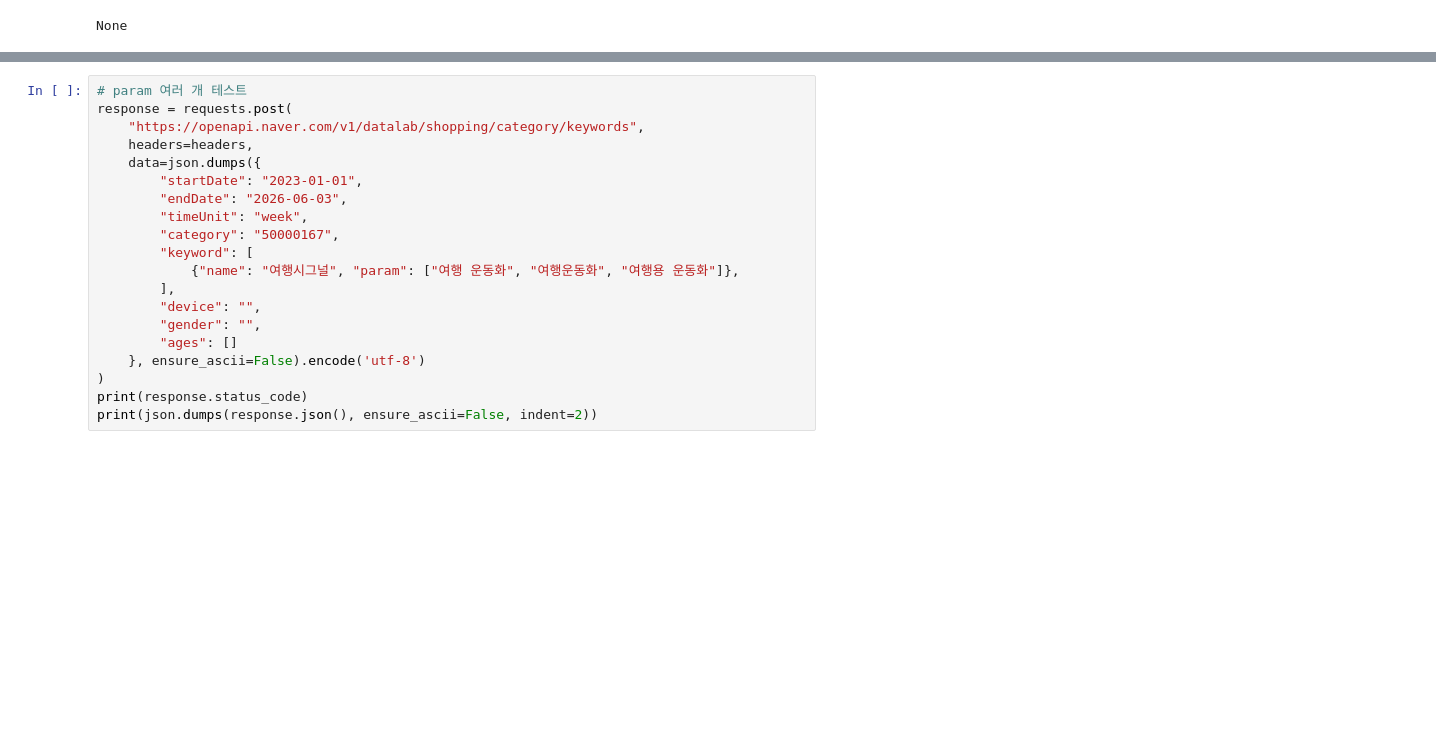
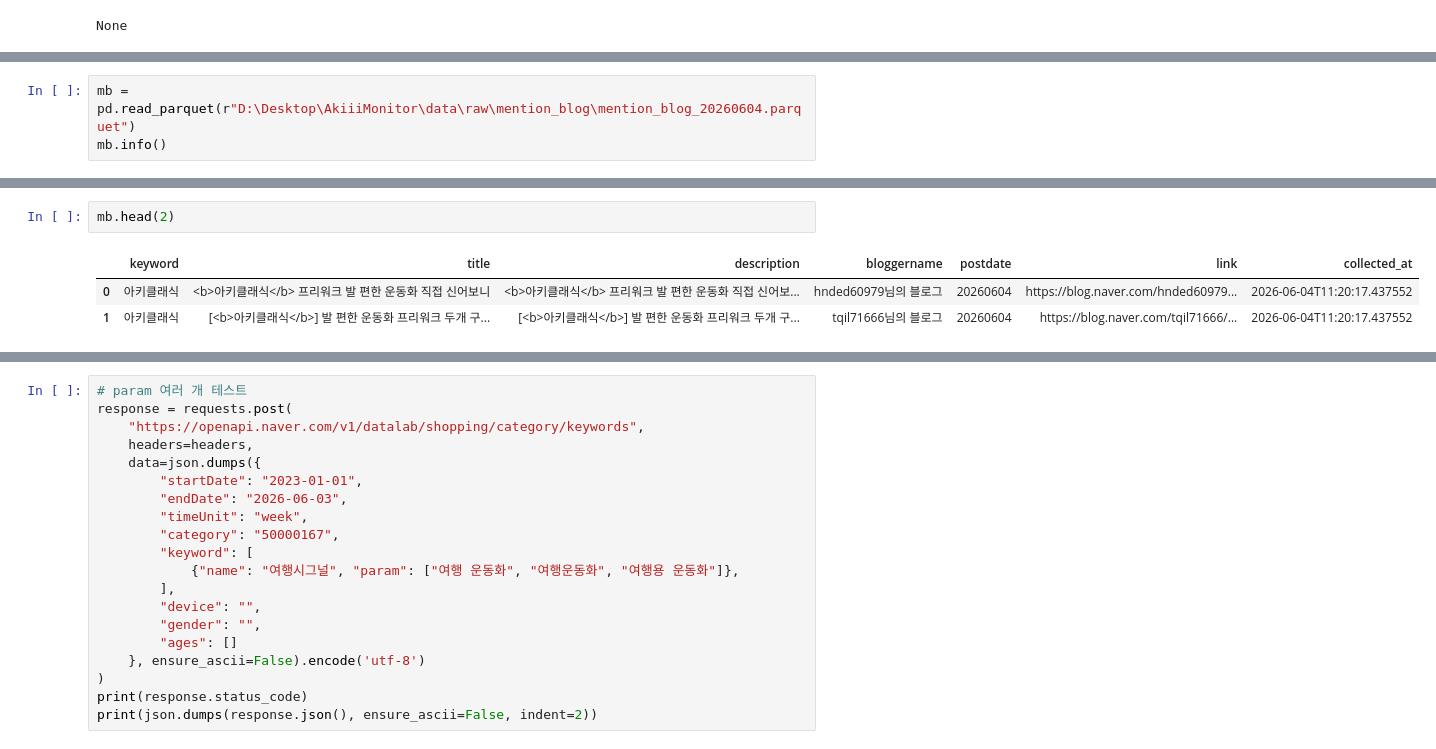
Before and after one commit to Songhyun98/AkiiiMonitor, a Jupyter notebook: test.ipynb, the cells around one changed output, grey strips where cells are left out. Drawn from its saved outputs; the diff is of its cells as text; blank space fills up the shorter version.

```diff
--- a/test.ipynb
+++ b/test.ipynb
@@ -142,0 +88,3 @@ df
+# %%
+mb = pd.read_parquet(r"D:\Desktop\AkiiiMonitor\data\raw\mention_blog\mention_blog_20260604.parquet")
+mb.info()
@@ -142,0 +106,6 @@ df
+# %%
+mb.head(2)
+# %% [output]
+|  | keyword | title | description | bloggername | postdate | link | collected_at |
+| 0 | 아키클래식 | <b>아키클래식</b> 프리워크 발 편한 운동화 직접 신어보니 | <b>아키클래식</b> 프리워크 발 편한 운동화 직접 신어보... | hnded60979님의 블로그 | 20260604 | https://blog.naver.com/hnded60979... | 2026-06-04T11:20:17.437552 |
+| 1 | 아키클래식 | [<b>아키클래식</b>] 발 편한 운동화 프리워크 두개 구... | [<b>아키클래식</b>] 발 편한 운동화 프리워크 두개 구... | tqil71666님의 블로그 | 20260604 | https://blog.naver.com/tqil71666/... | 2026-06-04T11:20:17.437552 |
```
Also changed, not shown: parts of 26 cells of this notebook, 11 other files.
